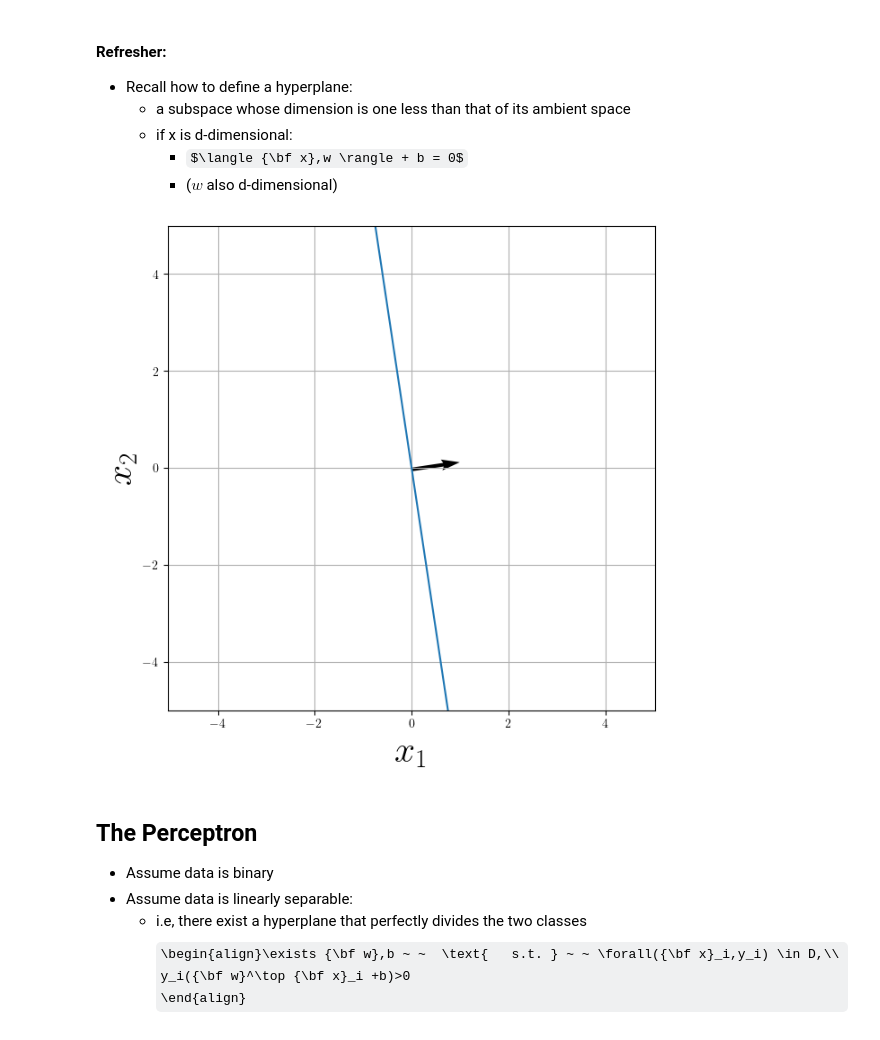
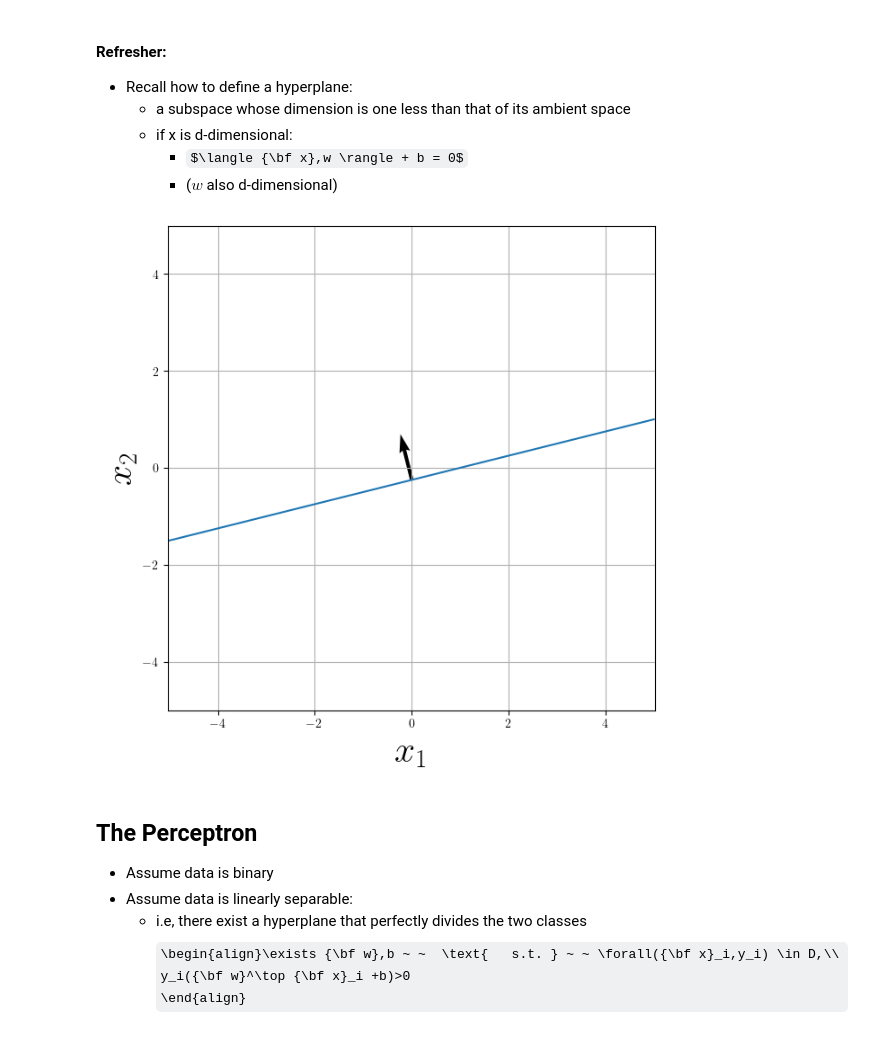
Before and after one commit to lwehbe/10315, a Jupyter notebook: Lecture_02_perceptron.ipynb, the cells around one changed output. Cells and saved outputs as stored; diff of their text form; code cells hidden in the pictures; some formulas as TeX source.

```diff
--- a/Lecture_02_perceptron.ipynb
+++ b/Lecture_02_perceptron.ipynb
@@ -100,22 +100,22 @@ warnings.filterwarnings('ignore')
 # %%
 def plot_line(ax,xlims, w, do_norm=True):
     x1 = np.linspace(xlims[0],xlims[1],1000)
     x2_plot = (- w[2] - w[0]*x1)/w[1]  #  w[0]*x1 + w[1]*x2 + w[2] = 0
     ax.plot(x1,x2_plot)
     origin = x1[np.array(x1.shape[0]/2).astype(int)], x2_plot[int(x1.shape[0]/2)]
     nn = np.linalg.norm(w) if do_norm else 1
     ax.quiver(*origin, w[0]/nn,w[1]/nn, color='k',angles='xy', scale_units='xy', scale=1)
     ax.axis('equal')
     ax.axis([xlims[0],xlims[1],xlims[0],xlims[1]])
     ax.set_xlabel(r'$x_1$',fontsize=30); ax.set_ylabel(r'$x_2$',fontsize=30)
     ax.grid()
 
-w = [4,0.6]
-b = 0
+w = [-5,20]
+b = 5
 f, ax = plt.subplots(figsize=(7,7))
 plot_line(ax, [-5,5], [w[0],w[1],b])
 # %% [output]
-[figure, old version]
+[figure, new version]
 # %% [markdown]
 ## The Perceptron
 
```
Also changed, not shown: parts of 4 cells of this notebook, 2 other files.
